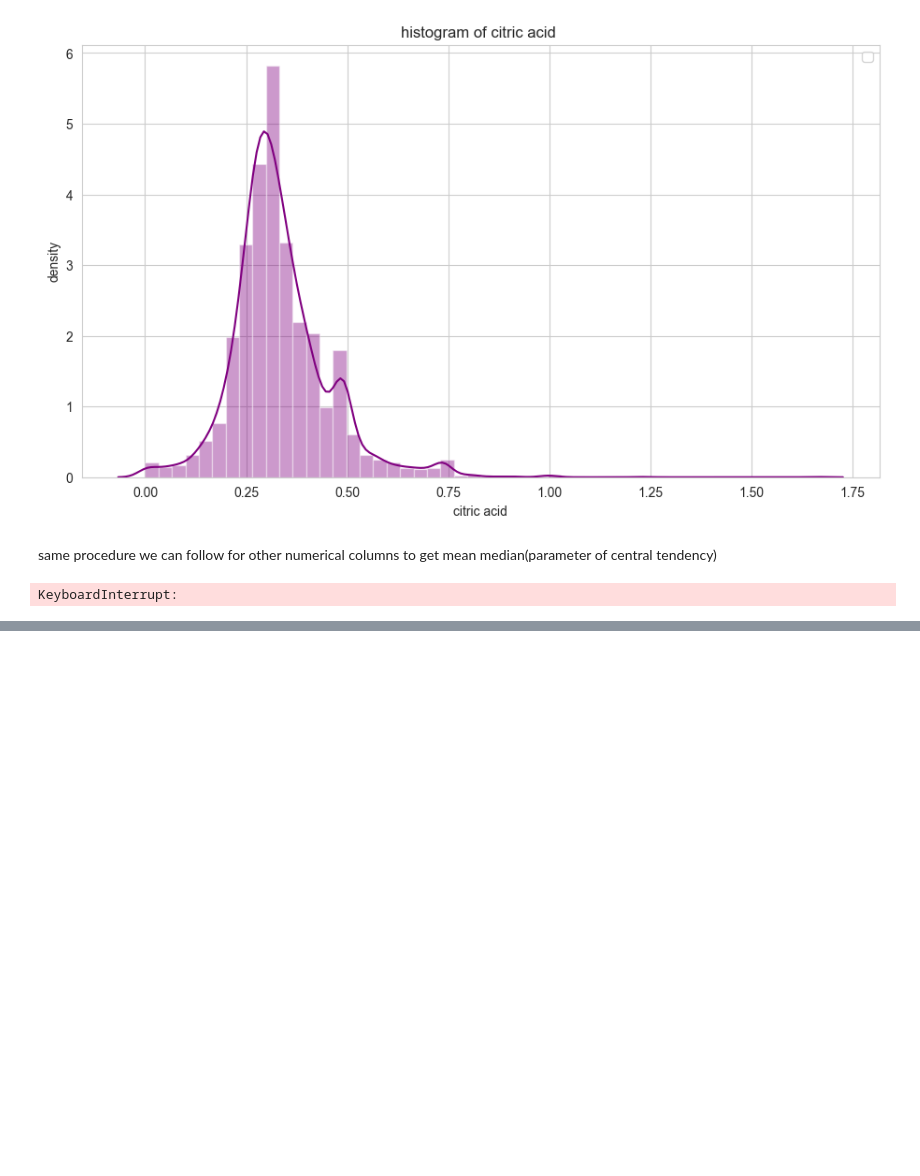
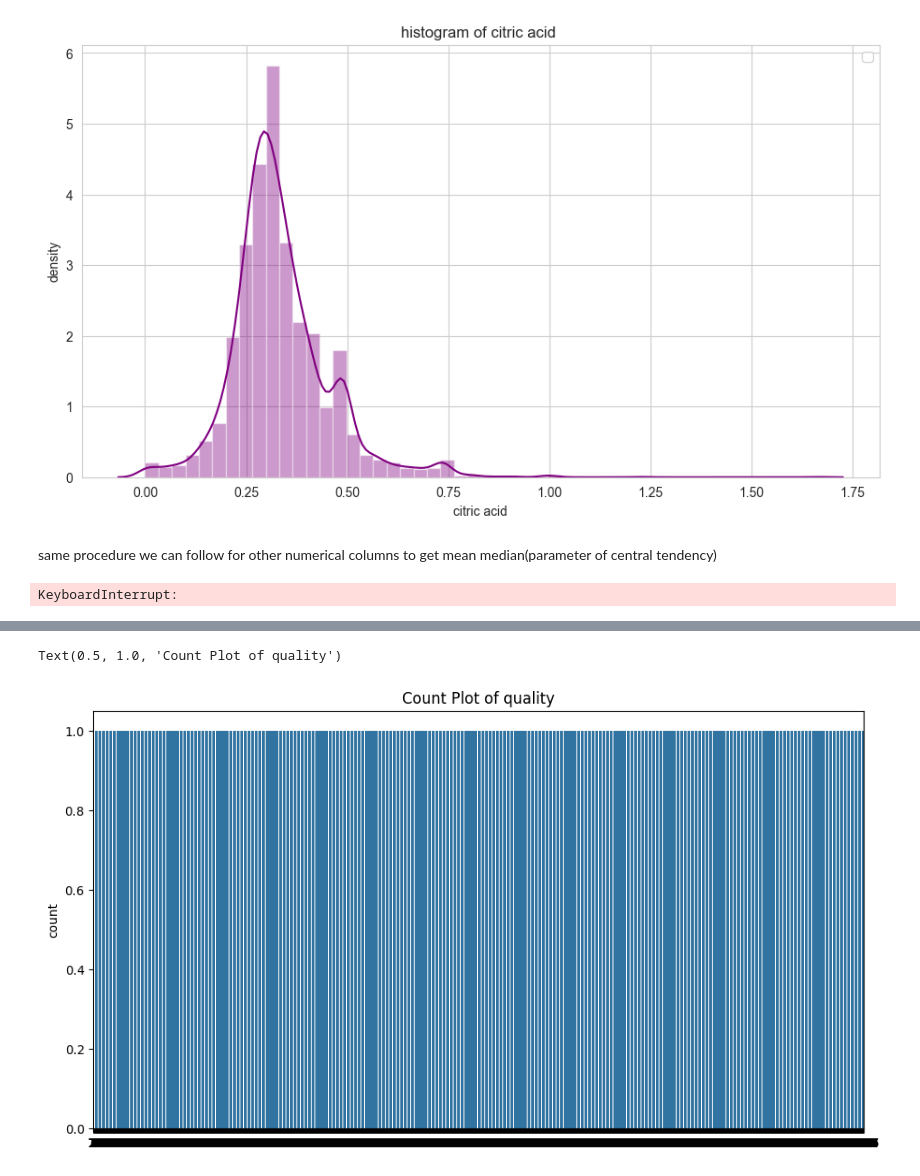
Before and after one commit to Subodhoraw/Central-tendency-case-report, a Jupyter notebook: winequality.ipynb, the cells around one changed output, grey strips where cells are left out. Cells and saved outputs as stored; diff of their text form; code cells hidden in the pictures; blank space fills up the shorter version.

```diff
--- a/winequality.ipynb
+++ b/winequality.ipynb
@@ -770,0 +773,7 @@ plt.show()
+# %%
+plt.figure(figsize =(11,6))
+sns.countplot(data['quality'])
+plt.title('Count Plot of quality')
+# %% [output]
+Text(0.5, 1.0, 'Count Plot of quality')
+[figure, added]
```
Also changed, not shown: parts of 6 cells of this notebook.
